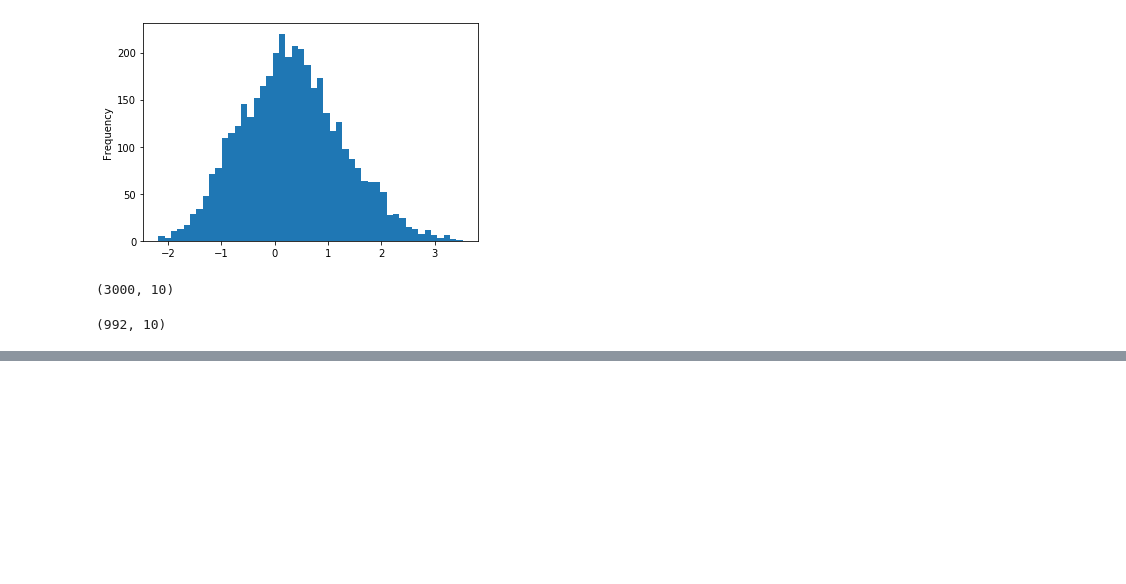
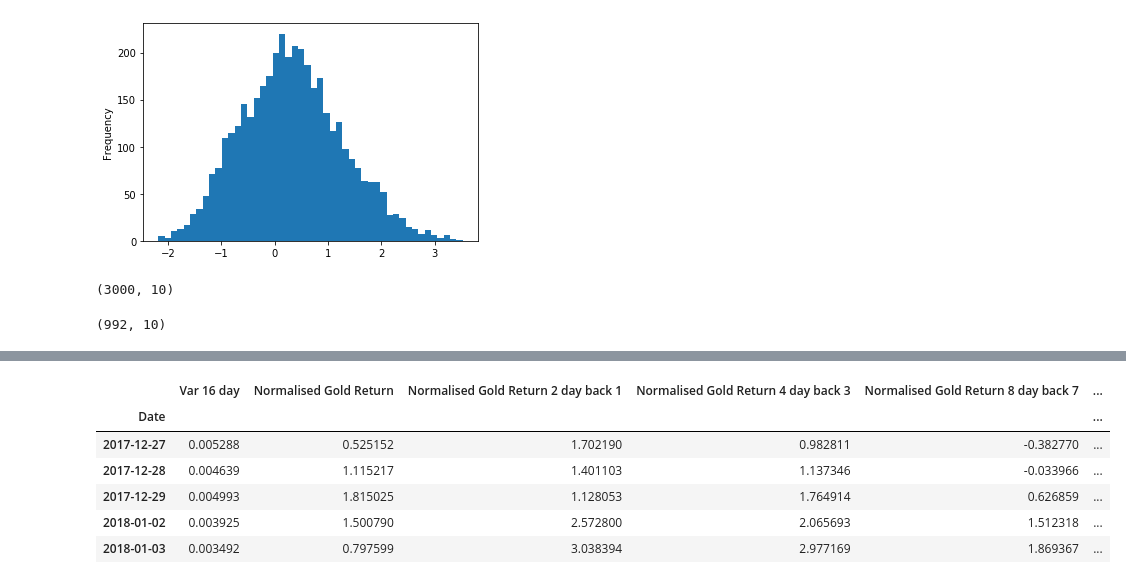
Before and after one commit to neilsimon/nd009t-capstone, a Jupyter notebook: Capstone Training.ipynb, the cells around one changed output, grey strips where cells are left out. Drawn from its saved outputs; the diff is of its cells as text; code cells hidden in the pictures; blank space fills up the shorter version.

Commit message:
Add support for specified number of clusters

```diff
--- a/Capstone Training.ipynb
+++ b/Capstone Training.ipynb
@@ -259,3 +266,2 @@ predictor = model.deploy(
 # %%
-
-results = predictor.predict(testTableClustered[0].drop(columns=['Cluster']).to_csv(index=False, header=False))
+results = [predictor[x].predict(testTableClustered[x].drop(columns=['Cluster']).to_csv(index=False, header=False)) for x in range(num_clusters)]
@@ -299,0 +268,13 @@ predictor.delete_endpoint()
+# %%
+if num_clusters > 1:
+    kmeans_predictor.delete_endpoint()
+
+for x in range(num_clusters):
+    predictor[x].delete_endpoint()
+# %%
+processedResults = [list(map(lambda y: y[0], results[x])) for x in range(num_clusters)]
+# %%
+for x in range(num_clusters):
+    print('Length of test cluster {} is {}'.format(x,len(testTableClustered[x])))
+    print('Length of test cluster {} predictions is {}'.format(x,len(processedResults[x])))
+    testTableClustered[x]['prediction'] = processedResults[x]
@@ -299,0 +291,10 @@ predictor.delete_endpoint()
+# %%
+testTableClustered[0].head()
+# %% [output]
+|  | Var 16 day | Normalised Gold Return | Normalised Gold Return 2 day back 1 | Normalised Gold Return 4 day back 3 | Normalised Gold Return 8 day back 7 | ... |
+| Date |  |  |  |  |  | ... |
+| 2017-12-27 | 0.005288 | 0.525152 | 1.702190 | 0.982811 | -0.382770 | ... |
+| 2017-12-28 | 0.004639 | 1.115217 | 1.401103 | 1.137346 | -0.033966 | ... |
+| 2017-12-29 | 0.004993 | 1.815025 | 1.128053 | 1.764914 | 0.626859 | ... |
+| 2018-01-02 | 0.003925 | 1.500790 | 2.572800 | 2.065693 | 1.512318 | ... |
+| 2018-01-03 | 0.003492 | 0.797599 | 3.038394 | 2.977169 | 1.869367 | ... |
```
Also changed, not shown: parts of 28 cells of this notebook.
